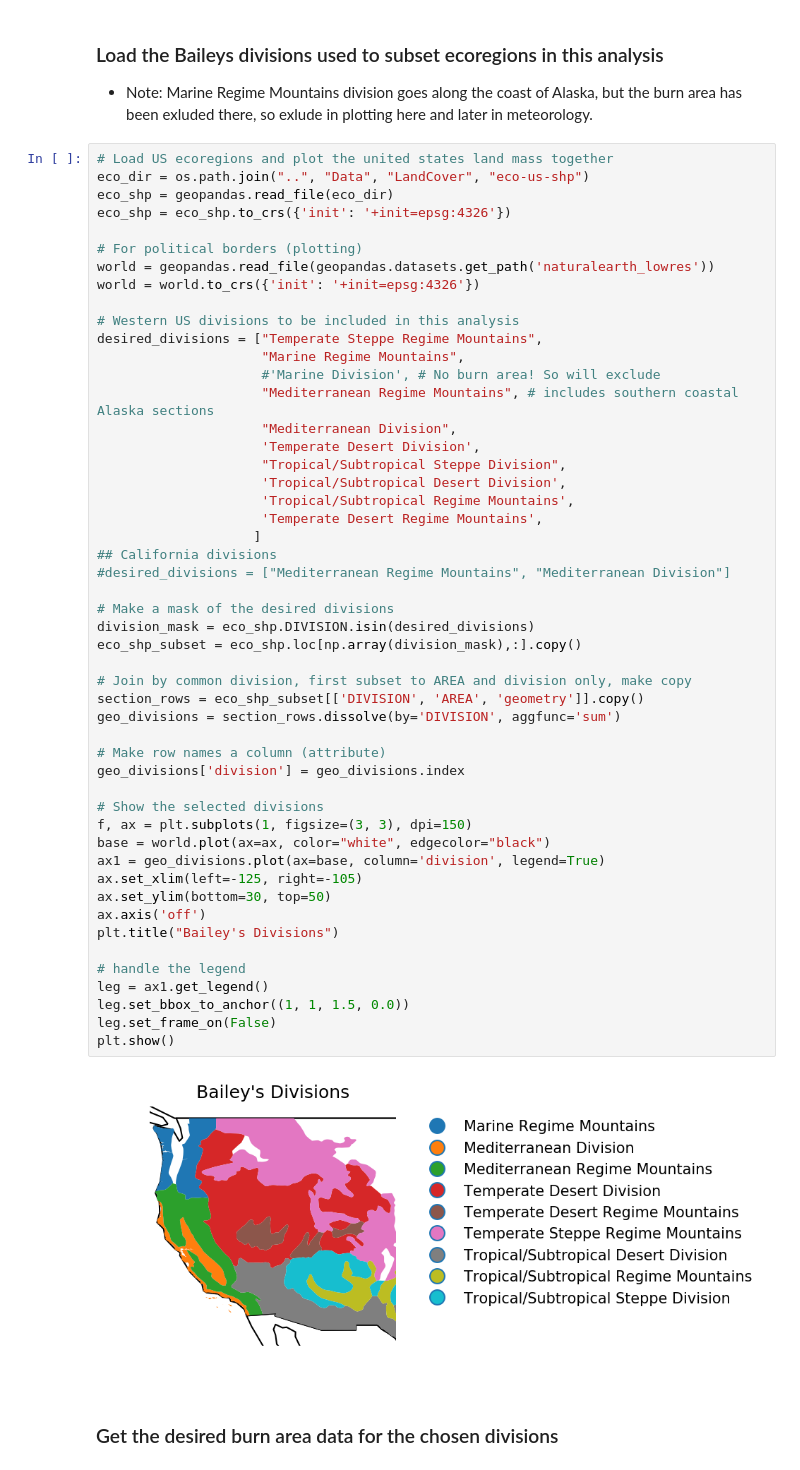
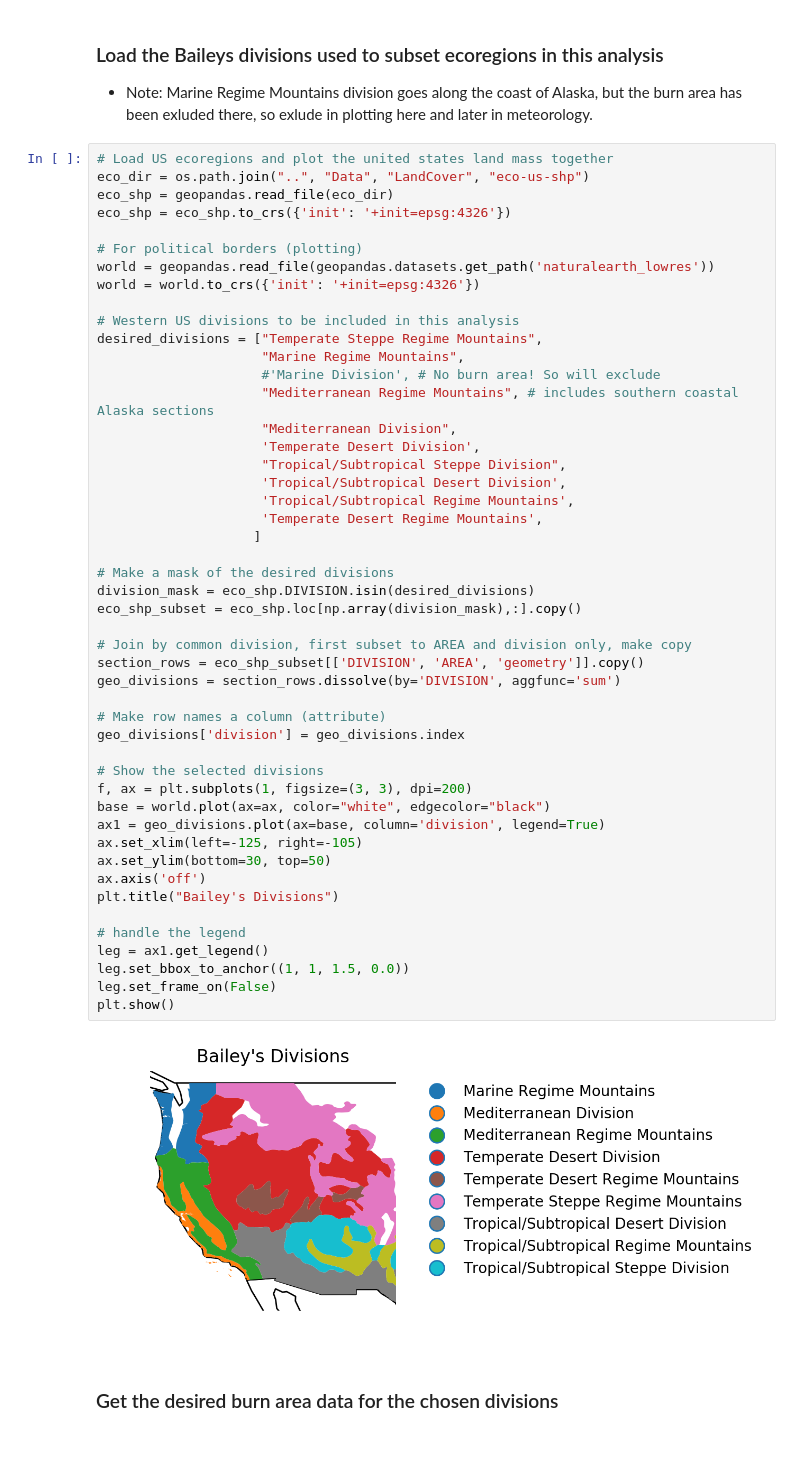
Before and after one commit to stevenjoelbrey/metSpread, a Jupyter notebook: Python/train_burn_area_classifier.ipynb, the cells around one changed output. Drawn from its saved outputs; the diff is of its cells as text.

```diff
--- a/Python/train_burn_area_classifier.ipynb
+++ b/Python/train_burn_area_classifier.ipynb
@@ -73,37 +85,35 @@ desired_divisions = ["Temperate Steppe Regime Mountains",
                      'Tropical/Subtropical Desert Division',
                      'Tropical/Subtropical Regime Mountains',
                      'Temperate Desert Regime Mountains',
                     ]
-## California divisions
-#desired_divisions = ["Mediterranean Regime Mountains", "Mediterranean Division"]
 
 # Make a mask of the desired divisions
 division_mask = eco_shp.DIVISION.isin(desired_divisions)
 eco_shp_subset = eco_shp.loc[np.array(division_mask),:].copy()
 
 # Join by common division, first subset to AREA and division only, make copy
 section_rows = eco_shp_subset[['DIVISION', 'AREA', 'geometry']].copy()
 geo_divisions = section_rows.dissolve(by='DIVISION', aggfunc='sum')
 
 # Make row names a column (attribute)
 geo_divisions['division'] = geo_divisions.index
 
 # Show the selected divisions
-f, ax = plt.subplots(1, figsize=(3, 3), dpi=150)
+f, ax = plt.subplots(1, figsize=(3, 3), dpi=200)
 base = world.plot(ax=ax, color="white", edgecolor="black")
 ax1 = geo_divisions.plot(ax=base, column='division', legend=True)
 ax.set_xlim(left=-125, right=-105)
 ax.set_ylim(bottom=30, top=50)
 ax.axis('off')
 plt.title("Bailey's Divisions")
 
 # handle the legend
 leg = ax1.get_legend()
 leg.set_bbox_to_anchor((1, 1, 1.5, 0.0))
 leg.set_frame_on(False)
 plt.show()
 # %% [output]
-[figure, old version]
+[figure, new version]
 # %% [markdown]
 ### Get the desired burn area data for the chosen divisions
 # %%
```
Also changed, not shown: parts of 35 cells of this notebook.
